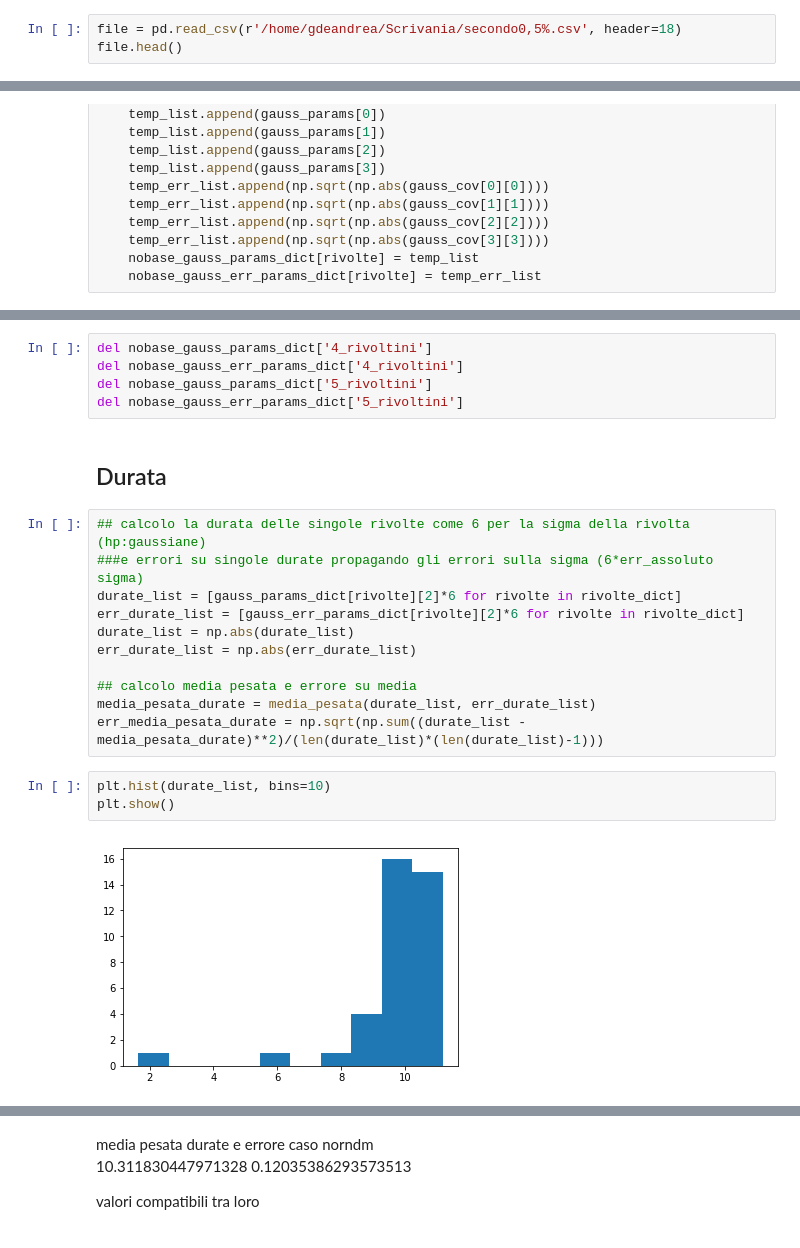
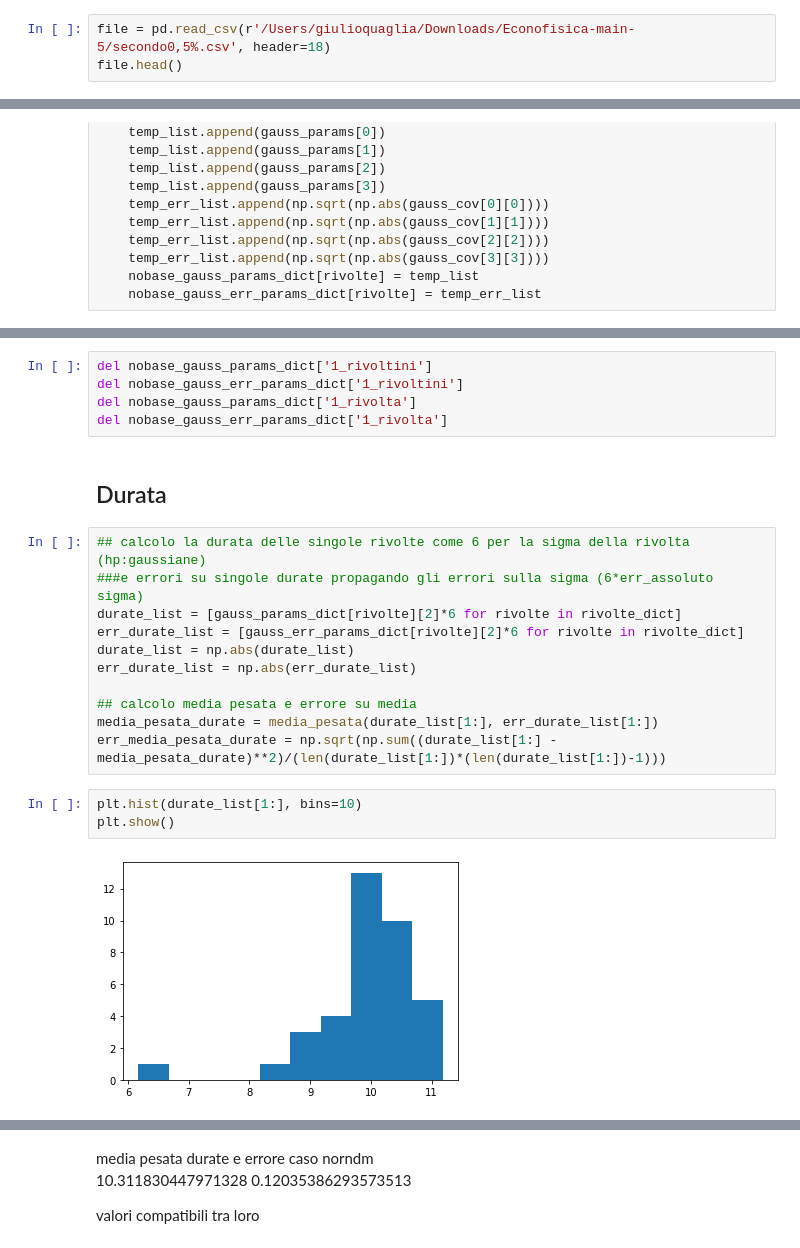
Before and after one commit to jackdeandrea/Econofisica, a Jupyter notebook: 06-analisi_rndm005..ipynb, the cells around one changed output, grey strips where cells are left out. Saved outputs shown, nothing was run; the diff lists cells and outputs as text.

```diff
--- a/06-analisi_rndm005..ipynb
+++ b/06-analisi_rndm005..ipynb
@@ -11,7 +11,7 @@ Populating the interactive namespace from numpy and matplotlib
 # %% [markdown]
 # Importo il dataset
 # %%
-file = pd.read_csv(r'/home/gdeandrea/Scrivania/secondo0,5%.csv', header=18)
+file = pd.read_csv(r'/Users/giulioquaglia/Downloads/Econofisica-main-5/secondo0,5%.csv', header=18)
 file.head()
 # %% [output]
 |  | x | y | color | pen down? | x.1 | y.1 | color.1 | pen down?.1 | x.2 | y.2 | ... |
@@ -486,10 +497,10 @@ pd.DataFrame.from_dict(nobase_gauss_err_params_dict, orient='index')
 | 37_rivolta | 2.870880e+01 | 0.145289 | 0.105719 | 1.576389 |
 | 38_rivolta | 4.007766e+01 | 0.209429 | 0.143407 | 2.684555 |
 # %%
-del nobase_gauss_params_dict['4_rivoltini']
-del nobase_gauss_err_params_dict['4_rivoltini']
-del nobase_gauss_params_dict['5_rivoltini']
-del nobase_gauss_err_params_dict['5_rivoltini']
+del nobase_gauss_params_dict['1_rivoltini']
+del nobase_gauss_err_params_dict['1_rivoltini']
+del nobase_gauss_params_dict['1_rivolta']
+del nobase_gauss_err_params_dict['1_rivolta']
 # %% [markdown]
 ## Durata
 # %%
@@ -501,11 +512,11 @@ durate_list = np.abs(durate_list)
 err_durate_list = np.abs(err_durate_list)
 
 ## calcolo media pesata e errore su media
-media_pesata_durate = media_pesata(durate_list, err_durate_list)
-err_media_pesata_durate = np.sqrt(np.sum((durate_list - media_pesata_durate)**2)/(len(durate_list)*(len(durate_list)-1)))
+media_pesata_durate = media_pesata(durate_list[1:], err_durate_list[1:])
+err_media_pesata_durate = np.sqrt(np.sum((durate_list[1:] - media_pesata_durate)**2)/(len(durate_list[1:])*(len(durate_list[1:])-1)))
 # %%
-plt.hist(durate_list, bins=10)
+plt.hist(durate_list[1:], bins=10)
 plt.show()
 # %% [output]
-[figure, old version]
+[figure, new version]
 # %%
```
Also changed, not shown: parts of 19 cells of this notebook, 13 other files.
